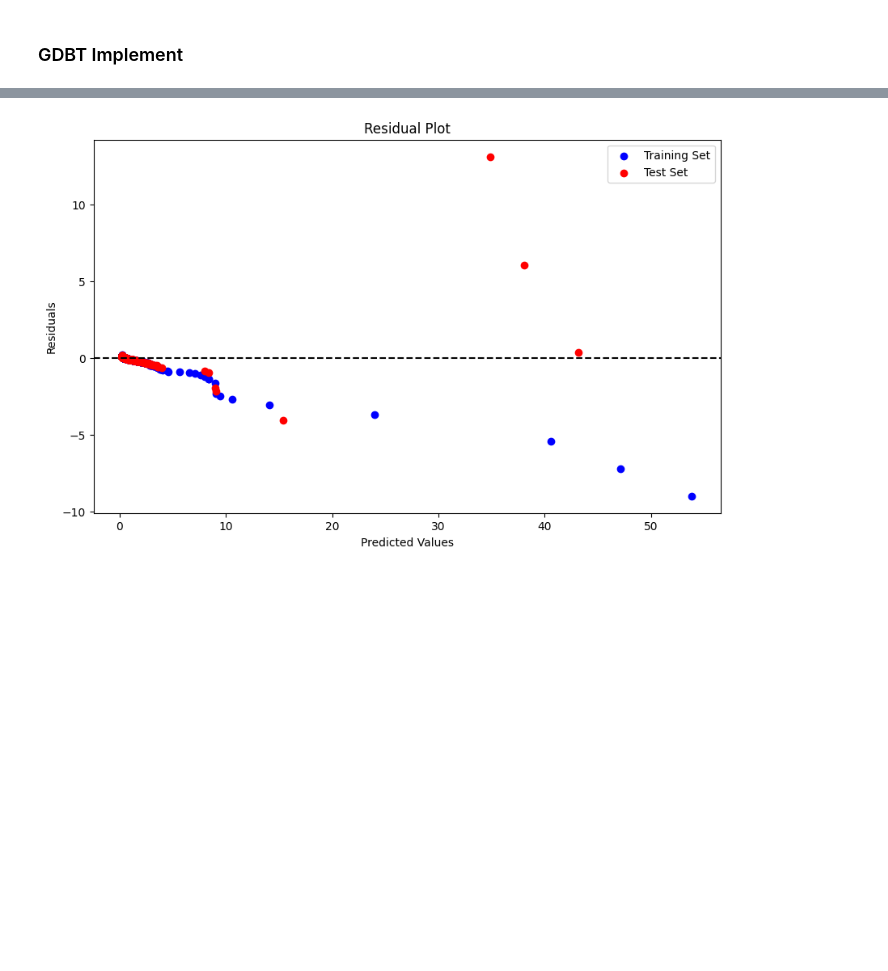
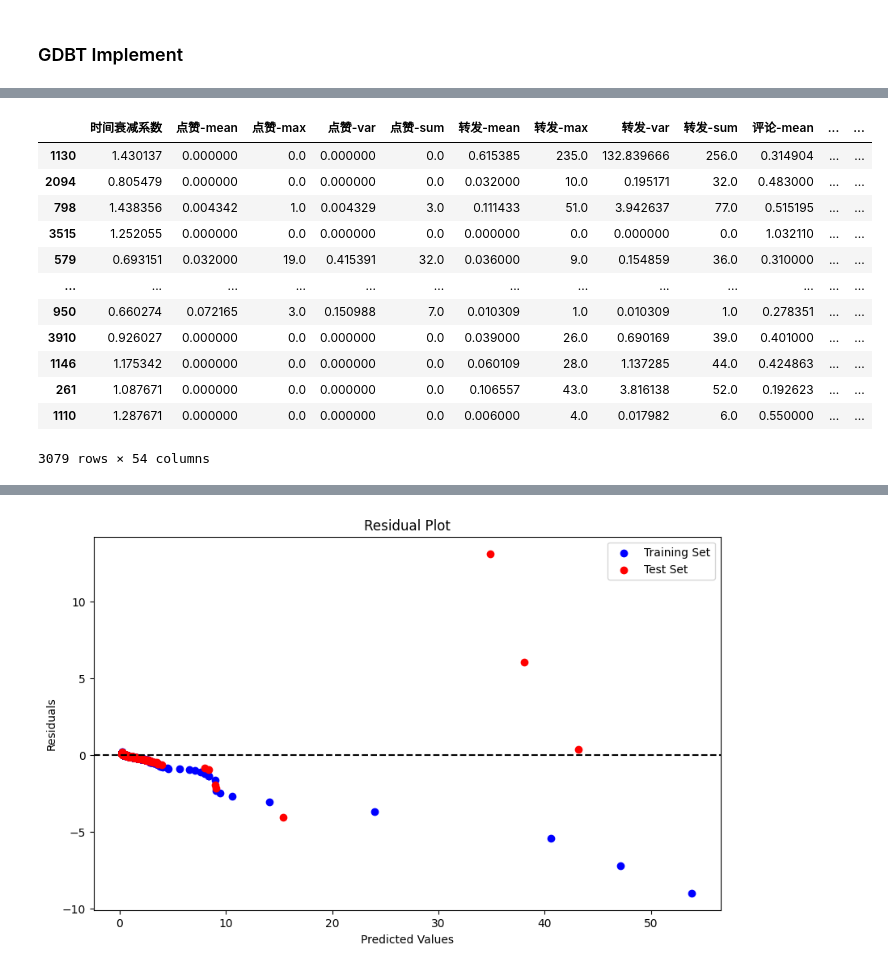
Before and after one commit to Simon006/data_minig_contest_new_media, a Jupyter notebook: GDBT_training.ipynb, the cells around one changed output, grey strips where cells are left out. Drawn from its saved outputs; the diff is of its cells as text; code cells hidden in the pictures; blank space fills up the shorter version.

```diff
--- a/GDBT_training.ipynb
+++ b/GDBT_training.ipynb
@@ -125,0 +155,16 @@ Mean squared error: 0.3177854920633244
+# %%
+X_train.drop("序号",axis=1)
+# %% [output]
+|  | 时间衰减系数 | 点赞-mean | 点赞-max | 点赞-var | 点赞-sum | 转发-mean | 转发-max | 转发-var | 转发-sum | 评论-mean | ... | ... |
+| 1130 | 1.430137 | 0.000000 | 0.0 | 0.000000 | 0.0 | 0.615385 | 235.0 | 132.839666 | 256.0 | 0.314904 | ... | ... |
+| 2094 | 0.805479 | 0.000000 | 0.0 | 0.000000 | 0.0 | 0.032000 | 10.0 | 0.195171 | 32.0 | 0.483000 | ... | ... |
+| 798 | 1.438356 | 0.004342 | 1.0 | 0.004329 | 3.0 | 0.111433 | 51.0 | 3.942637 | 77.0 | 0.515195 | ... | ... |
+| 3515 | 1.252055 | 0.000000 | 0.0 | 0.000000 | 0.0 | 0.000000 | 0.0 | 0.000000 | 0.0 | 1.032110 | ... | ... |
+| 579 | 0.693151 | 0.032000 | 19.0 | 0.415391 | 32.0 | 0.036000 | 9.0 | 0.154859 | 36.0 | 0.310000 | ... | ... |
+| ... | ... | ... | ... | ... | ... | ... | ... | ... | ... | ... | ... | ... |
+| 950 | 0.660274 | 0.072165 | 3.0 | 0.150988 | 7.0 | 0.010309 | 1.0 | 0.010309 | 1.0 | 0.278351 | ... | ... |
+| 3910 | 0.926027 | 0.000000 | 0.0 | 0.000000 | 0.0 | 0.039000 | 26.0 | 0.690169 | 39.0 | 0.401000 | ... | ... |
+| 1146 | 1.175342 | 0.000000 | 0.0 | 0.000000 | 0.0 | 0.060109 | 28.0 | 1.137285 | 44.0 | 0.424863 | ... | ... |
+| 261 | 1.087671 | 0.000000 | 0.0 | 0.000000 | 0.0 | 0.106557 | 43.0 | 3.816138 | 52.0 | 0.192623 | ... | ... |
+| 1110 | 1.287671 | 0.000000 | 0.0 | 0.000000 | 0.0 | 0.006000 | 4.0 | 0.017982 | 6.0 | 0.550000 | ... | ... |
+3079 rows × 54 columns
```
Also changed, not shown: parts of 12 cells of this notebook, 11 other files.
